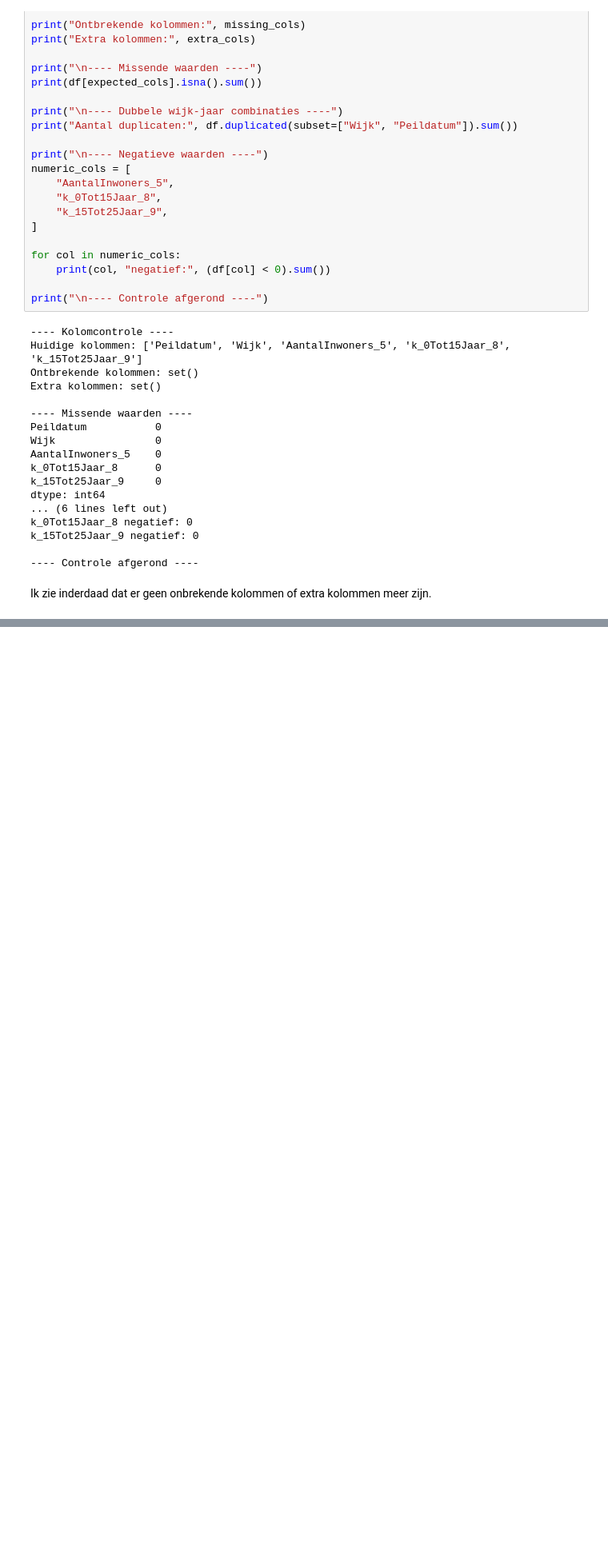
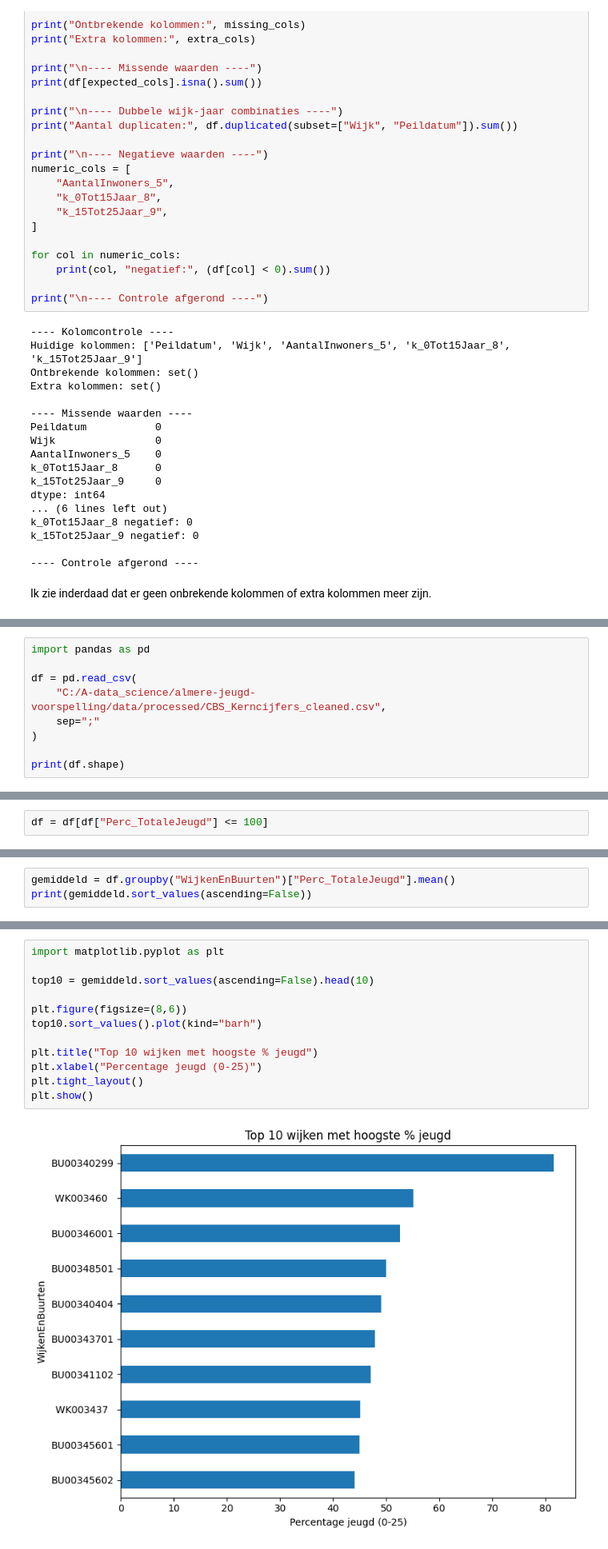
Before and after one commit to Ismael-991/almere-jeugd-voorspelling, a Jupyter notebook: notebooks/individual/Wail_notebook.ipynb, the cells around one changed output, grey strips where cells are left out. Shown at 80% size. Drawn from its saved outputs; the diff is of its cells as text; blank space fills up the shorter version.

```diff
--- a/notebooks/individual/Wail_notebook.ipynb
+++ b/notebooks/individual/Wail_notebook.ipynb
@@ -407,0 +412,9 @@ Ik zie inderdaad dat er geen onbrekende kolommen of extra kolommen meer zijn.
+# %%
+import pandas as pd
+
+df = pd.read_csv(
+    "C:/A-data_science/almere-jeugd-voorspelling/data/processed/CBS_Kerncijfers_cleaned.csv",
+    sep=";"
+)
+
+print(df.shape)
@@ -407,0 +454,2 @@ Ik zie inderdaad dat er geen onbrekende kolommen of extra kolommen meer zijn.
+# %%
+df = df[df["Perc_TotaleJeugd"] <= 100]
@@ -407,0 +478,3 @@ Ik zie inderdaad dat er geen onbrekende kolommen of extra kolommen meer zijn.
+# %%
+gemiddeld = df.groupby("WijkenEnBuurten")["Perc_TotaleJeugd"].mean()
+print(gemiddeld.sort_values(ascending=False))
@@ -407,0 +495,14 @@ Ik zie inderdaad dat er geen onbrekende kolommen of extra kolommen meer zijn.
+# %%
+import matplotlib.pyplot as plt
+
+top10 = gemiddeld.sort_values(ascending=False).head(10)
+
+plt.figure(figsize=(8,6))
+top10.sort_values().plot(kind="barh")
+
+plt.title("Top 10 wijken met hoogste % jeugd")
+plt.xlabel("Percentage jeugd (0-25)")
+plt.tight_layout()
+plt.show()
+# %% [output]
+[figure, added]
```
Also changed, not shown: parts of 14 cells of this notebook.
